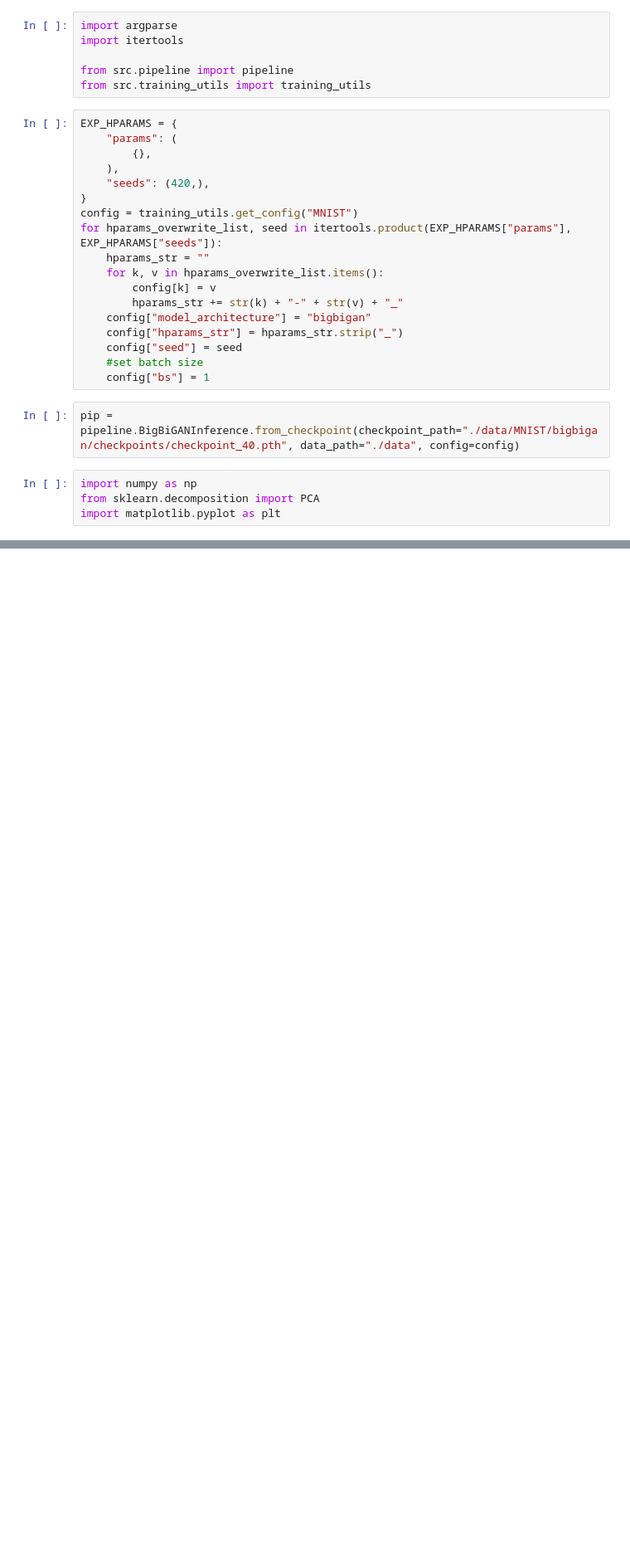
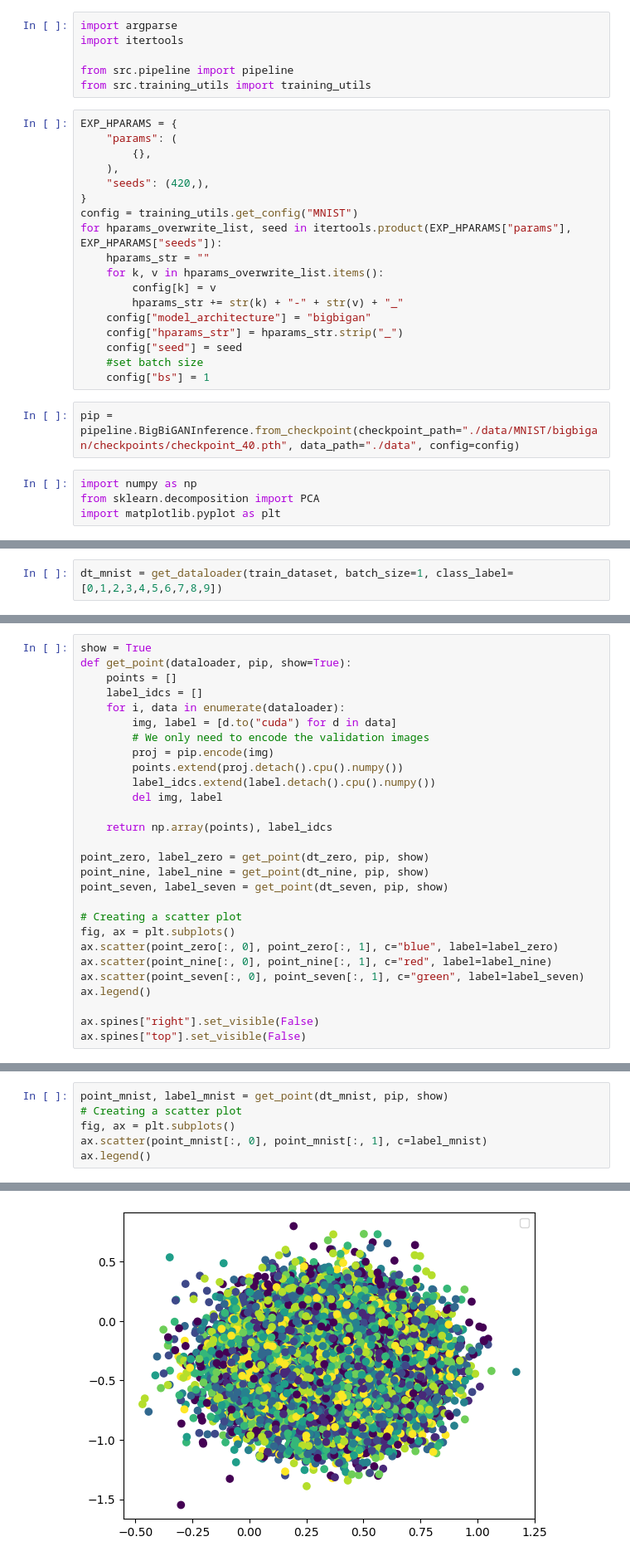
Before and after one commit to marco-bernardi/BigBiGAN-PyTorch, a Jupyter notebook: PAC.ipynb, the cells around one changed output, grey strips where cells are left out. Shown at 83% size. Drawn from its saved outputs; the diff is of its cells as text; blank space fills up the shorter version.

```diff
--- a/PAC.ipynb
+++ b/PAC.ipynb
@@ -77,3 +82,5 @@ def encode_batch(pip, dataloader):
     encoded_images = np.concatenate(encoded_images, axis=0)
 
     return encoded_images
+# %%
+dt_mnist = get_dataloader(train_dataset, batch_size=1, class_label=[0,1,2,3,4,5,6,7,8,9])
@@ -127,0 +116,28 @@ ValueError: n_components=2 must be between 0 and min(n_samples, n_features)=1 wi
+# %%
+show = True
+def get_point(dataloader, pip, show=True):
+    points = []
+    label_idcs = []
+    for i, data in enumerate(dataloader):
+        img, label = [d.to("cuda") for d in data]
+        # We only need to encode the validation images
+        proj = pip.encode(img)
+        points.extend(proj.detach().cpu().numpy())
+        label_idcs.extend(label.detach().cpu().numpy())
+        del img, label
+
+    return np.array(points), label_idcs
+
+point_zero, label_zero = get_point(dt_zero, pip, show)
+point_nine, label_nine = get_point(dt_nine, pip, show)
+point_seven, label_seven = get_point(dt_seven, pip, show)
+
+# Creating a scatter plot
+fig, ax = plt.subplots()
+ax.scatter(point_zero[:, 0], point_zero[:, 1], c="blue", label=label_zero)
+ax.scatter(point_nine[:, 0], point_nine[:, 1], c="red", label=label_nine)
+ax.scatter(point_seven[:, 0], point_seven[:, 1], c="green", label=label_seven)
+ax.legend()
+
+ax.spines["right"].set_visible(False)
+ax.spines["top"].set_visible(False)
@@ -127,0 +146,7 @@ ValueError: n_components=2 must be between 0 and min(n_samples, n_features)=1 wi
+# %%
+point_mnist, label_mnist = get_point(dt_mnist, pip, show)
+# Creating a scatter plot
+fig, ax = plt.subplots()
+ax.scatter(point_mnist[:, 0], point_mnist[:, 1], c=label_mnist)
+ax.legend()
+# %% [output]
@@ -127,0 +155 @@ ValueError: n_components=2 must be between 0 and min(n_samples, n_features)=1 wi
+[figure, added]
```
Also changed, not shown: parts of 16 cells of this notebook, 6 other files.
